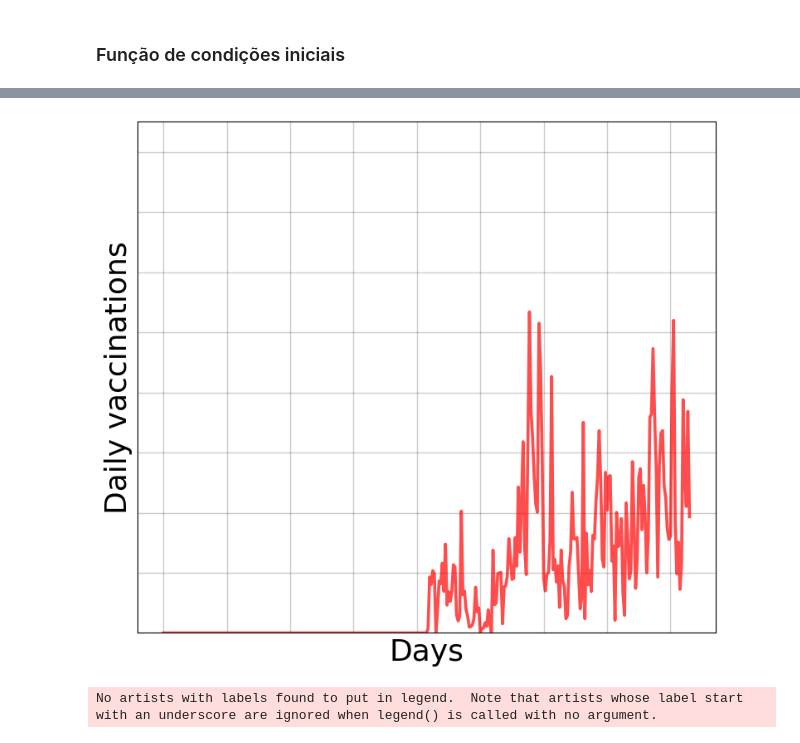
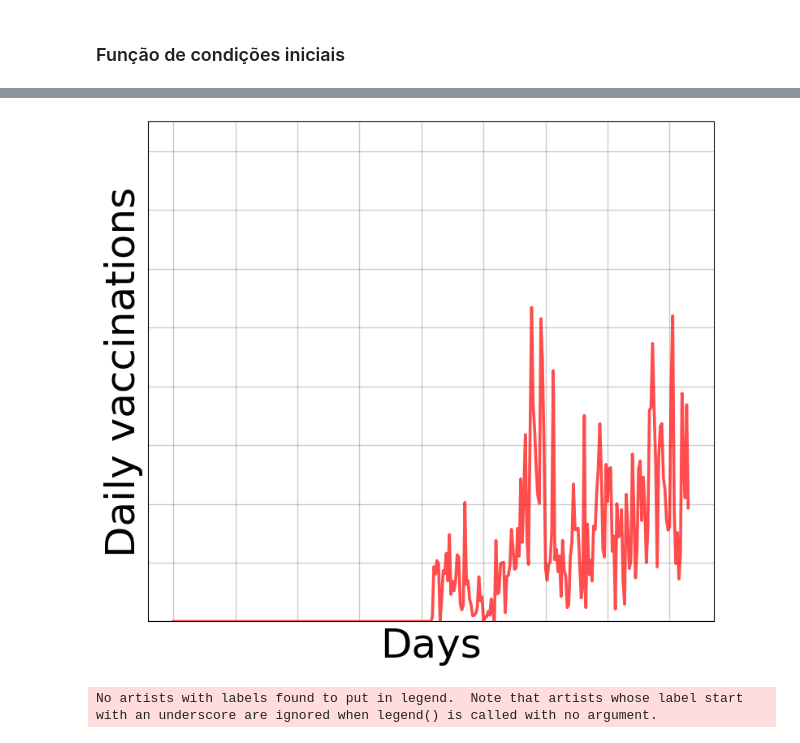
Before and after one commit to filipe7788/SEIHURD, a Jupyter notebook: cenarios_de_simulacao/Mapas/mapa_de_calor.ipynb, the cells around one changed output, grey strips where cells are left out. Cells and saved outputs as stored; diff of their text form; code cells hidden in the pictures.

```diff
--- a/cenarios_de_simulacao/Mapas/mapa_de_calor.ipynb
+++ b/cenarios_de_simulacao/Mapas/mapa_de_calor.ipynb
@@ -361,36 +362,36 @@ fig, ax = plt.subplots(figsize=(9,8))
 ax.grid(which='major', axis='both', color='black',linewidth=1.,alpha=0.2)
 
 # Taxa de casos - dados
 taxa_casos_dados = novos_vacinados
 ax.plot(taxa_casos_dados, color='red', zorder=3, lw=np.pi-0.5,alpha=0.7)
 
 ax.autoscale()
 
 #The size of the numbers on the axixis
 ax.tick_params(labelsize=18)
 
 #Limiting the ammount of dates on the X axixs
 ax.xaxis.set_major_locator(plt.MaxNLocator(10))
 #Rotating the dates for better visualization
 plt.setp(ax.get_xticklabels(), rotation=30)
 
 
 #Setting the font of the numbers on the axixis as ARIAL
 for tick in ax.get_xticklabels():
     tick.set_fontname("Arial")
 for tick in ax.get_yticklabels():
     tick.set_fontname("Arial")
 ax.set_ylim(0, 170000)
 plt.tick_params(left = False, right = False , labelleft = False ,
                 labelbottom = False, bottom = False)
 
-ax.set_xlabel("Days", size=26)
-ax.set_ylabel("Daily vaccinations" , size=26)
+ax.set_xlabel("Days", size=36)
+ax.set_ylabel("Daily vaccinations" , size=36)
 
 #Show Graph
 plt.show()
 # %% [output]
-[figure, old version]
+[figure, new version]
 # %%
 N = 14873064
 
```
Also changed, not shown: parts of 1 cell of this notebook, 3 other files.
